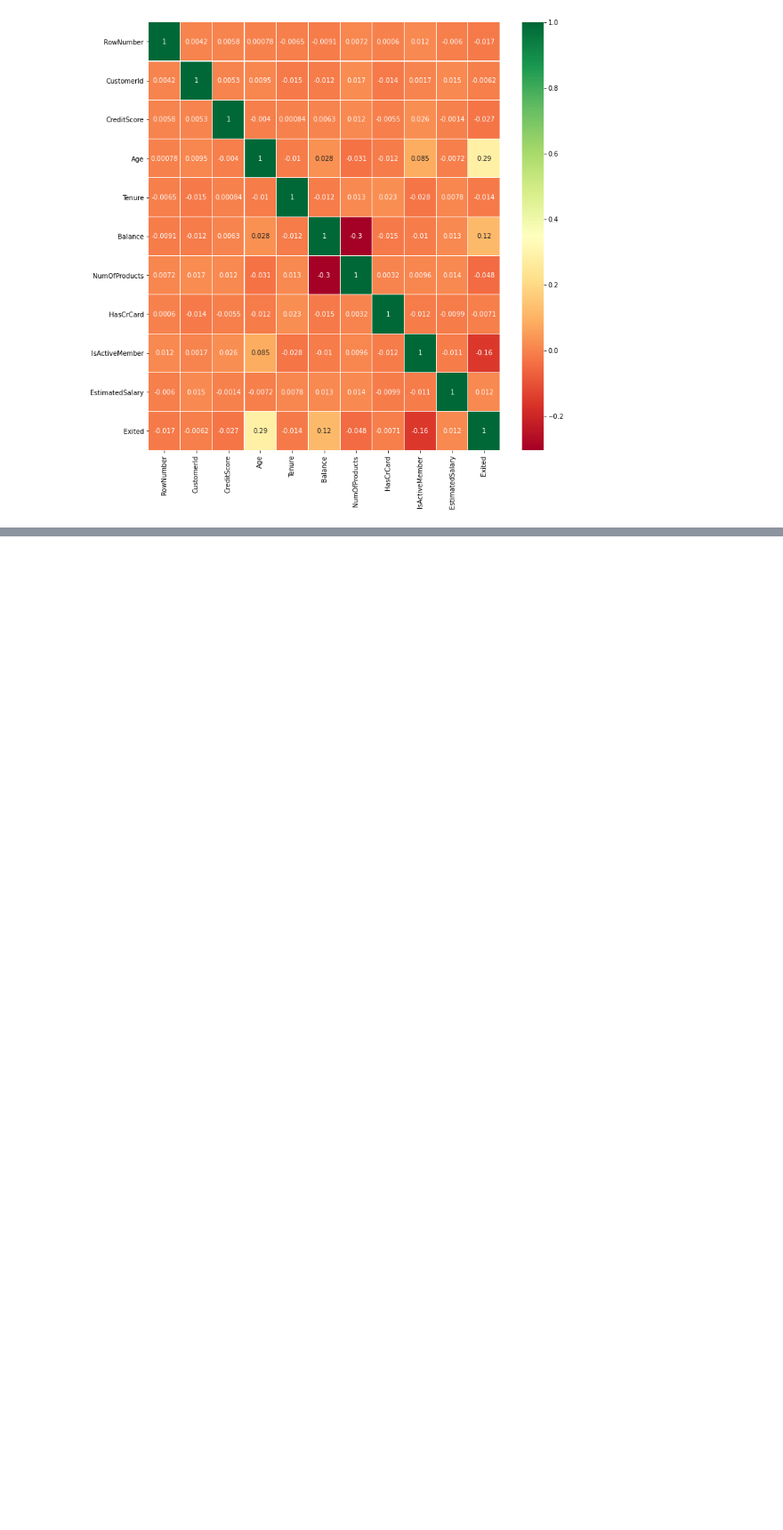
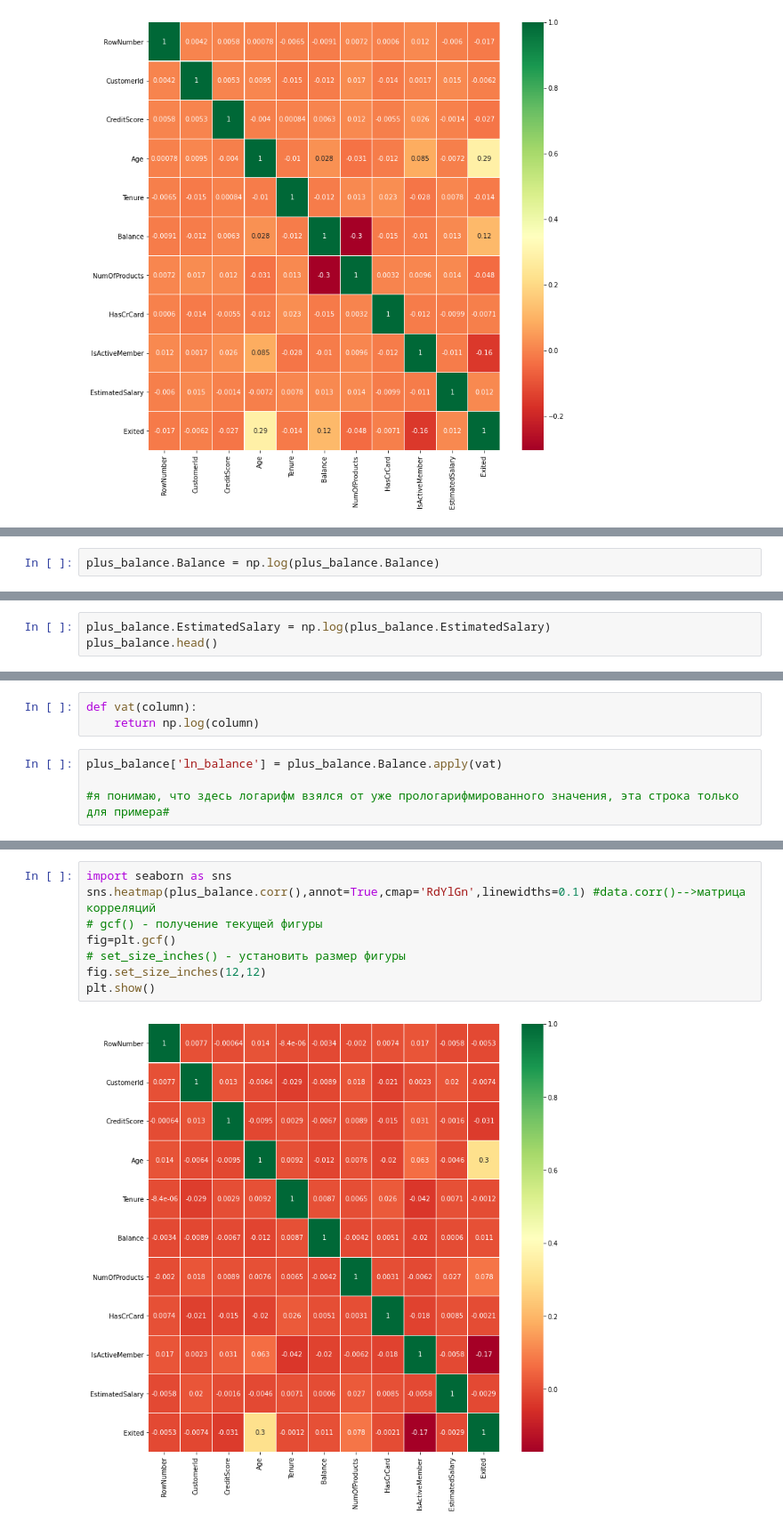
Before and after one commit to KlavdiyaKaveshnikova/Diploma_netology, a Jupyter notebook: Diploma_analyse.ipynb, the cells around one changed output, grey strips where cells are left out. Shown: that part at 89% size. Saved outputs shown, nothing was run; the diff lists cells and outputs as text; blank space fills up the shorter version.

```diff
--- a/Diploma_analyse.ipynb
+++ b/Diploma_analyse.ipynb
@@ -241,0 +254,2 @@ plt.show()
+# %%
+plus_balance.Balance = np.log(plus_balance.Balance)
@@ -241,0 +262,3 @@ plt.show()
+# %%
+plus_balance.EstimatedSalary = np.log(plus_balance.EstimatedSalary)
+plus_balance.head()
@@ -241,0 +272,7 @@ plt.show()
+# %%
+def vat(column):
+    return np.log(column)
+# %%
+plus_balance['ln_balance'] = plus_balance.Balance.apply(vat)
+
+#я понимаю, что здесь логарифм взялся от уже прологарифмированного значения, эта строка только для примера#
@@ -241,0 +294,10 @@ plt.show()
+# %%
+import seaborn as sns
+sns.heatmap(plus_balance.corr(),annot=True,cmap='RdYlGn',linewidths=0.1) #data.corr()-->матрица корреляций
+# gcf() - получение текущей фигуры
+fig=plt.gcf()
+# set_size_inches() - установить размер фигуры
+fig.set_size_inches(12,12)
+plt.show()
+# %% [output]
+[figure, added]
```
Also changed, not shown: parts of 27 cells of this notebook.
